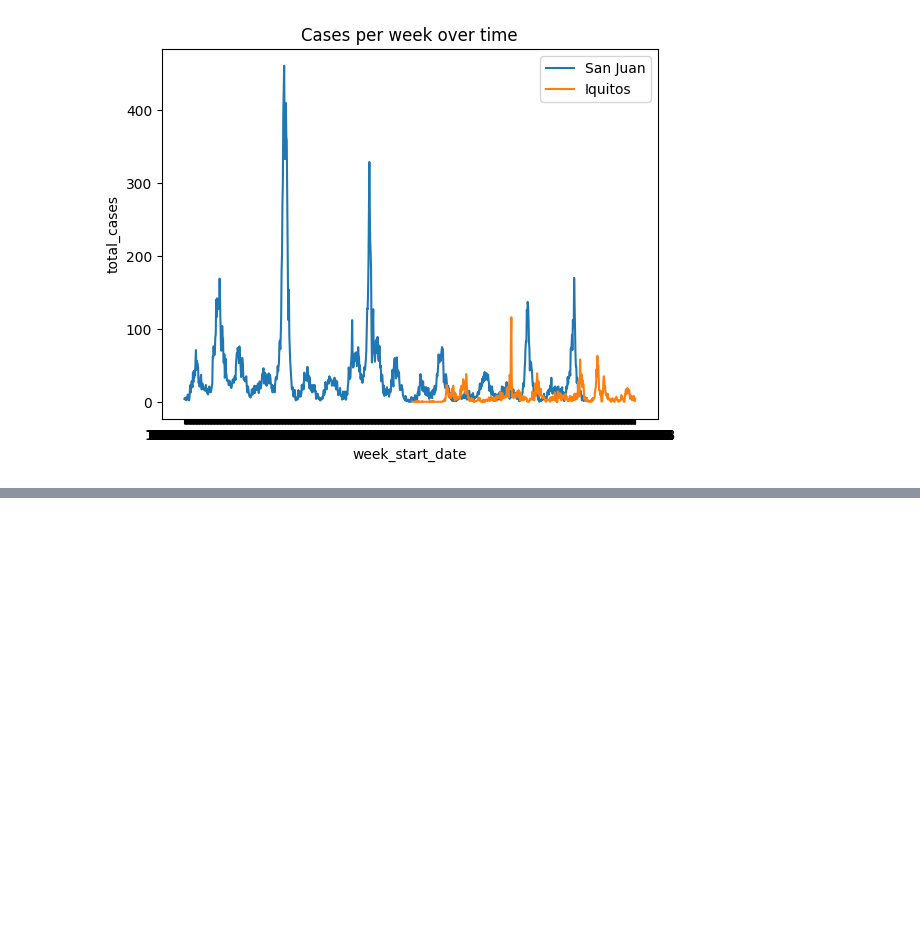
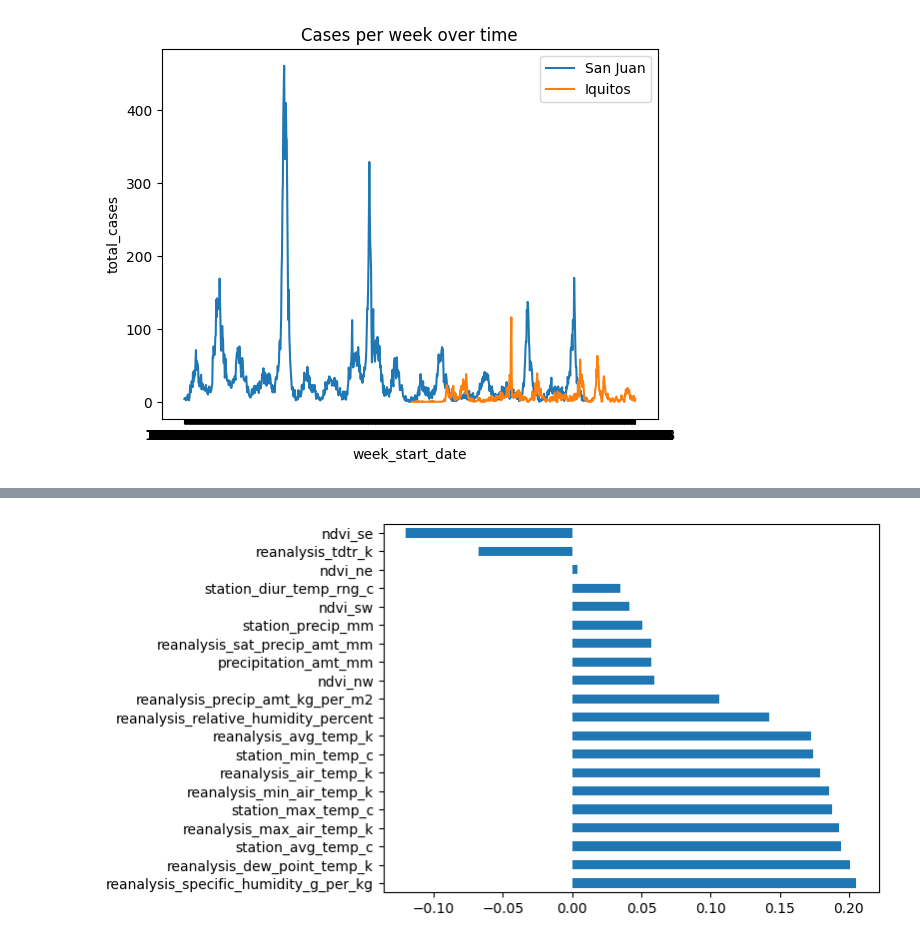
Before and after one commit to oscarschraenkler/DengAI, a Jupyter notebook: notebooks/Oscar's EDA.ipynb, the cells around one changed output, grey strips where cells are left out. Saved outputs shown, nothing was run; the diff lists cells and outputs as text; code cells hidden in the pictures; blank space fills up the shorter version.

```diff
--- a/notebooks/Oscar's EDA.ipynb
+++ b/notebooks/Oscar's EDA.ipynb
@@ -141,0 +206,10 @@ plt.show;
+# %%
+# San Juan
+(sj_correlations
+     .total_cases
+     .drop('total_cases') # don't compare with myself
+     .sort_values(ascending=False)
+     .plot
+     .barh());
+# %% [output]
+[figure, added]
```
Also changed, not shown: parts of 24 cells of this notebook.
